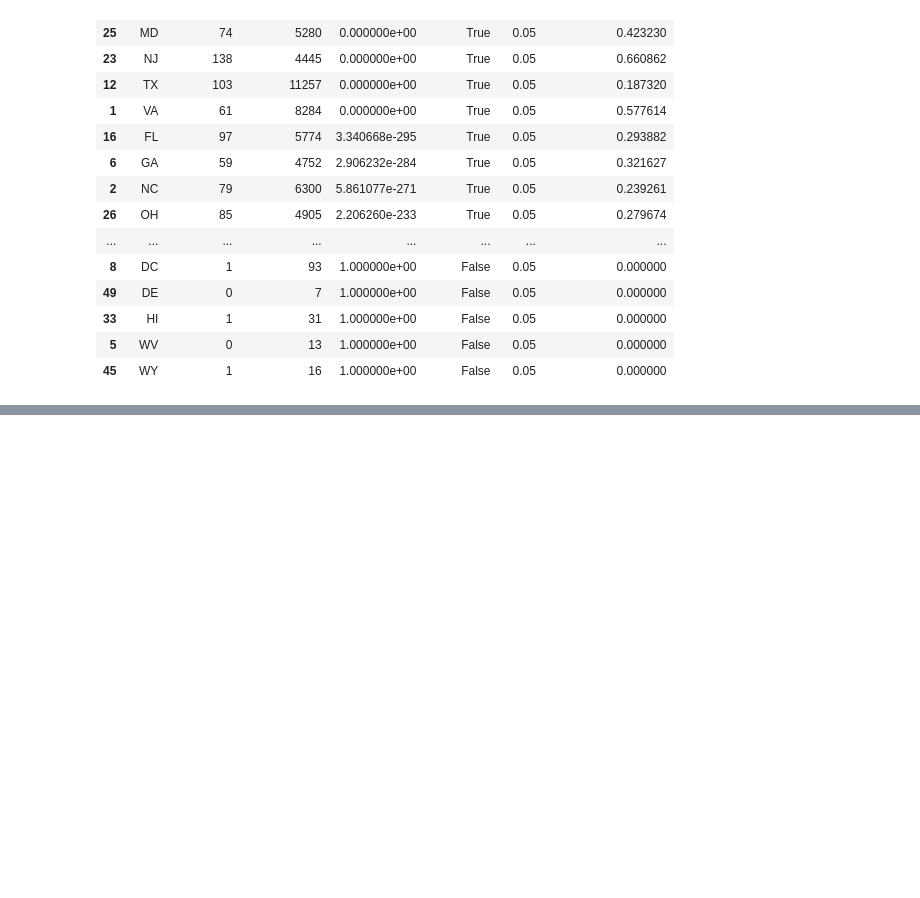
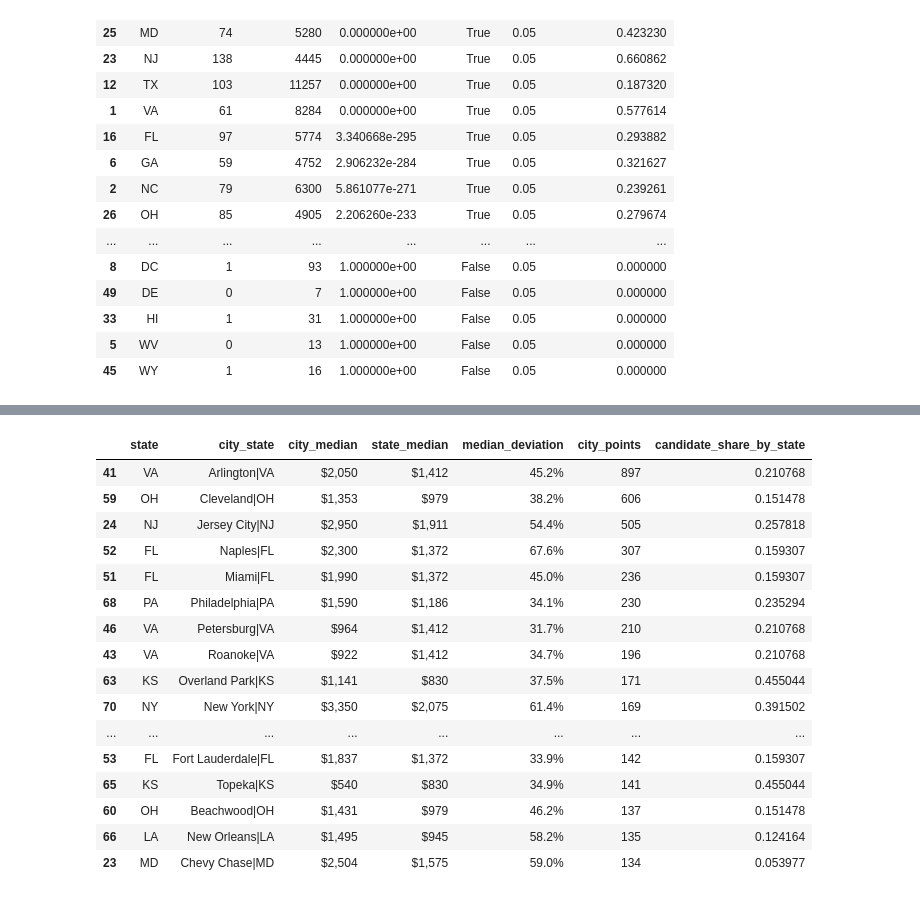
Before and after one commit to gshjis/Apartment-Rent-Data, a Jupyter notebook: notebooks/categorical.ipynb, the cells around one changed output, grey strips where cells are left out. Cells and saved outputs as stored; diff of their text form; code cells hidden in the pictures; blank space fills up the shorter version.

```diff
--- a/notebooks/categorical.ipynb
+++ b/notebooks/categorical.ipynb
@@ -108,8 +159,8 @@ kruskal_state_city_homogeneity(train, city_col="city_state")
 from analysis import dunn_posthoc_for_heterogeneous_states
 res = dunn_posthoc_for_heterogeneous_states(
     train,
-    city_col="cityname",
+    majority_ratio=0.3,
+    city_col="city_state",
     show_plots=False,
-    min_points_city=50
+    min_points_city=30
 )
-res['candidate_share_by_state']
@@ -155,0 +199,33 @@ res['candidates_summary'].sort_values('city_points', ascending=False).head(20)
+# %%
+# Берем candidates и форматируем
+candidates_table = res['candidates'].copy()
+
+# Форматируем отклонение как процент
+candidates_table['median_deviation'] = candidates_table['median_deviation'].apply(lambda x: f"{x:.1%}")
+
+# Форматируем медианы
+candidates_table['city_median'] = candidates_table['city_median'].apply(lambda x: f"${x:,.0f}")
+candidates_table['state_median'] = candidates_table['state_median'].apply(lambda x: f"${x:,.0f}")
+
+# Сортируем по количеству точек
+candidates_table = candidates_table.sort_values('city_points', ascending=False)
+
+display(candidates_table.head(20))
+# %% [output]
+|  | state | city_state | city_median | state_median | median_deviation | city_points | candidate_share_by_state |
+| 41 | VA | Arlington|VA | $2,050 | $1,412 | 45.2% | 897 | 0.210768 |
+| 59 | OH | Cleveland|OH | $1,353 | $979 | 38.2% | 606 | 0.151478 |
+| 24 | NJ | Jersey City|NJ | $2,950 | $1,911 | 54.4% | 505 | 0.257818 |
+| 52 | FL | Naples|FL | $2,300 | $1,372 | 67.6% | 307 | 0.159307 |
+| 51 | FL | Miami|FL | $1,990 | $1,372 | 45.0% | 236 | 0.159307 |
+| 68 | PA | Philadelphia|PA | $1,590 | $1,186 | 34.1% | 230 | 0.235294 |
+| 46 | VA | Petersburg|VA | $964 | $1,412 | 31.7% | 210 | 0.210768 |
+| 43 | VA | Roanoke|VA | $922 | $1,412 | 34.7% | 196 | 0.210768 |
+| 63 | KS | Overland Park|KS | $1,141 | $830 | 37.5% | 171 | 0.455044 |
+| 70 | NY | New York|NY | $3,350 | $2,075 | 61.4% | 169 | 0.391502 |
+| ... | ... | ... | ... | ... | ... | ... | ... |
+| 53 | FL | Fort Lauderdale|FL | $1,837 | $1,372 | 33.9% | 142 | 0.159307 |
+| 65 | KS | Topeka|KS | $540 | $830 | 34.9% | 141 | 0.455044 |
+| 60 | OH | Beachwood|OH | $1,431 | $979 | 46.2% | 137 | 0.151478 |
+| 66 | LA | New Orleans|LA | $1,495 | $945 | 58.2% | 135 | 0.124164 |
+| 23 | MD | Chevy Chase|MD | $2,504 | $1,575 | 59.0% | 134 | 0.053977 |
```
Also changed, not shown: parts of 21 cells of this notebook, 3 other files.
